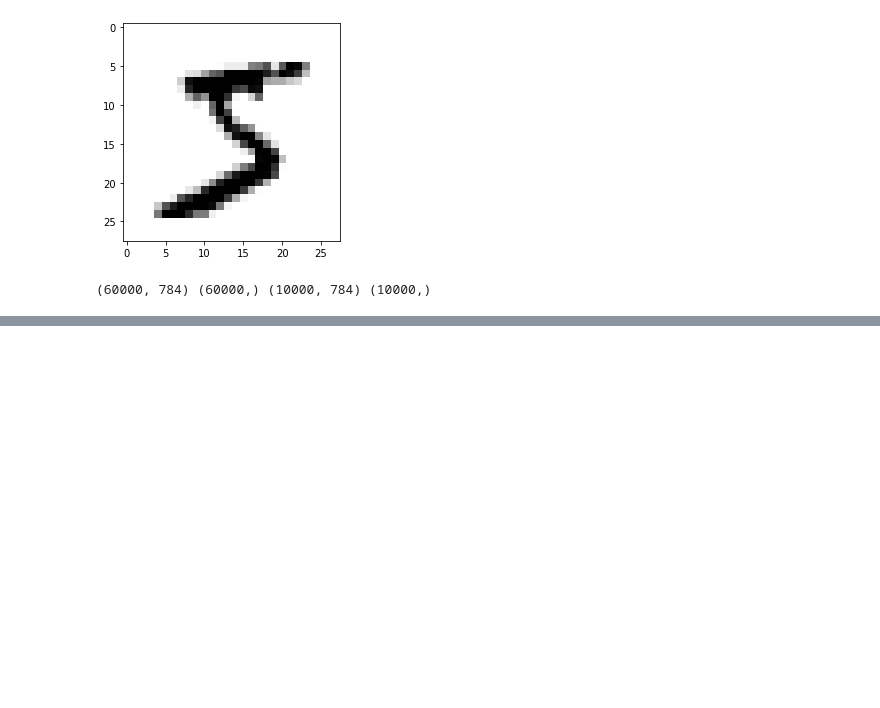
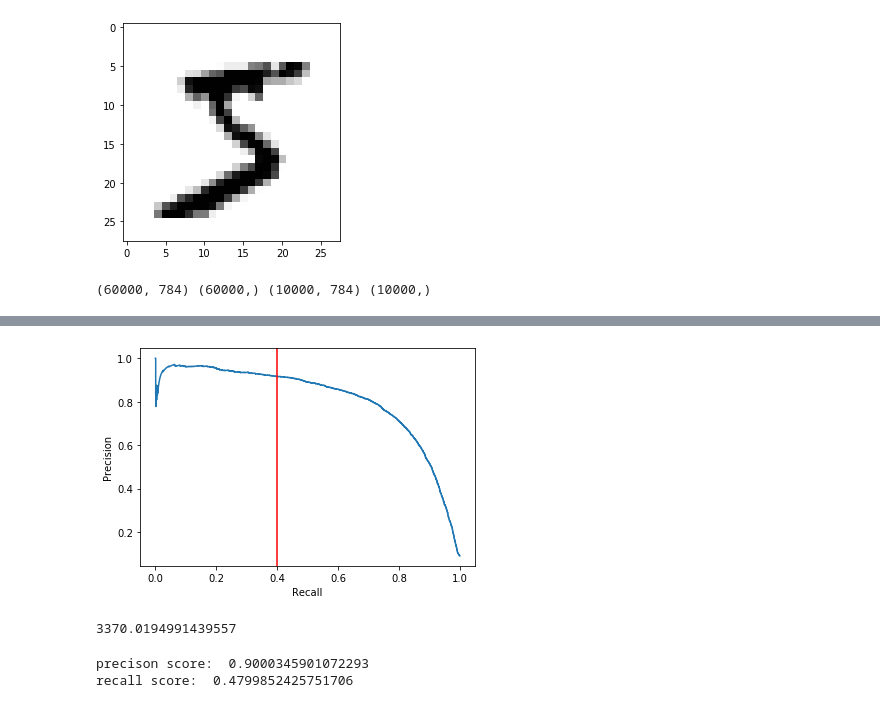
Before and after one commit to deepankar5/code_from_hands_on_machine_learning, a Jupyter notebook: classification_problem.ipynb, the cells around one changed output, grey strips where cells are left out. Saved outputs shown, nothing was run; the diff lists cells and outputs as text; code cells hidden in the pictures; blank space fills up the shorter version.

```diff
--- a/classification_problem.ipynb
+++ b/classification_problem.ipynb
@@ -27,3 +27,7 @@ X_train, y_train, X_test, y_test = X[:60000], y[:60000], X[60000:], y[60000:]
 print(X_train.shape, y_train.shape, X_test.shape, y_test.shape)
 # %% [output]
 (60000, 784) (60000,) (10000, 784) (10000,)
+# %%
+# making the problem easy by making it binary calsification problem
+y_train_5 = (y_train == 5)
+y_test_5 = (y_test == 5)
@@ -31,0 +133,13 @@ from sklearn.linear_model import SCGClassifier
+# %%
+plt.plot(recalls,precisions)
+plt.xlabel('Recall')
+plt.ylabel('Precision')
+plt.axvline(x=0.4, c='red')
+plt.show()
+# %% [output]
+[figure, added]
+# %%
+thesold_90_precision = thresolds[np.argmax(precisions>= 0.9)]
+thesold_90_precision
+# %% [output]
+3370.0194991439557
@@ -31,0 +148,6 @@ from sklearn.linear_model import SCGClassifier
+# %%
+print('precison score: ',precision_score(y_train_5, y_pred_90))
+print('recall score: ', recall_score(y_train_5, y_pred_90))
+# %% [output]
+precison score:  0.9000345901072293
+recall score:  0.4799852425751706
```
Also changed, not shown: parts of 27 cells of this notebook.
